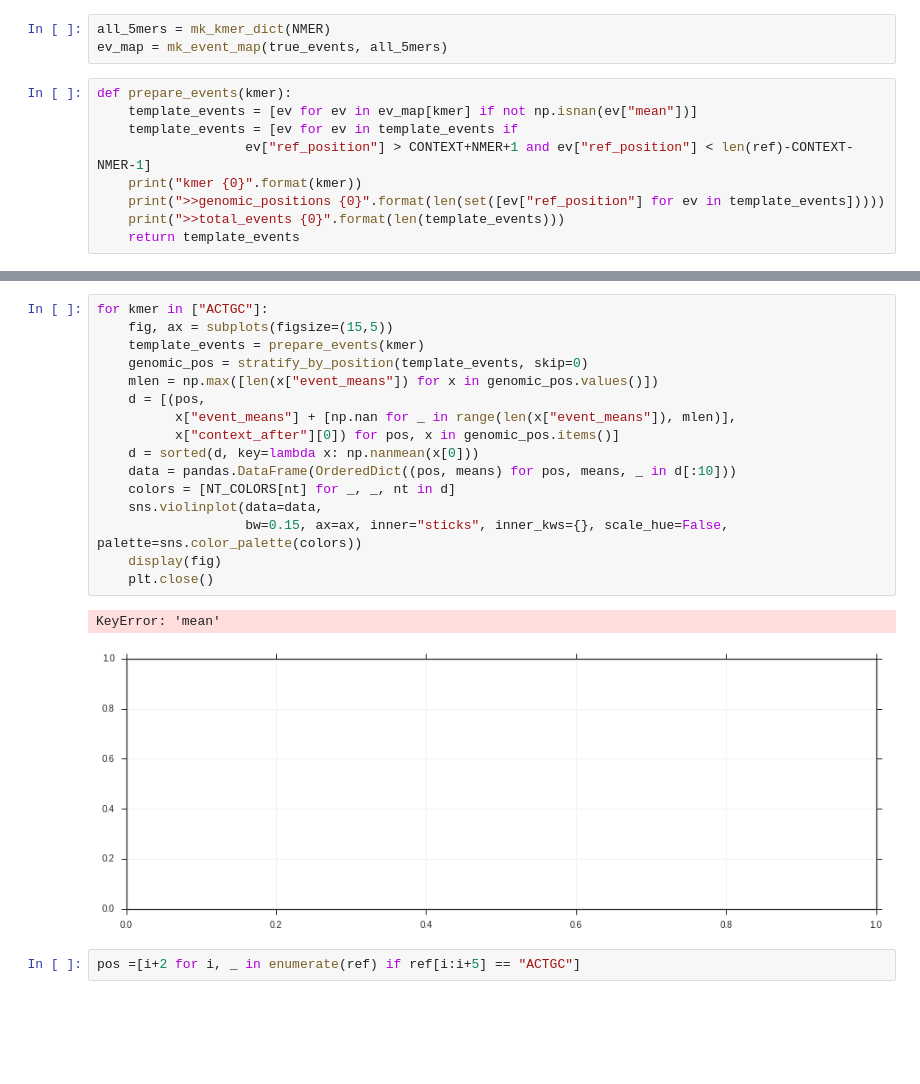
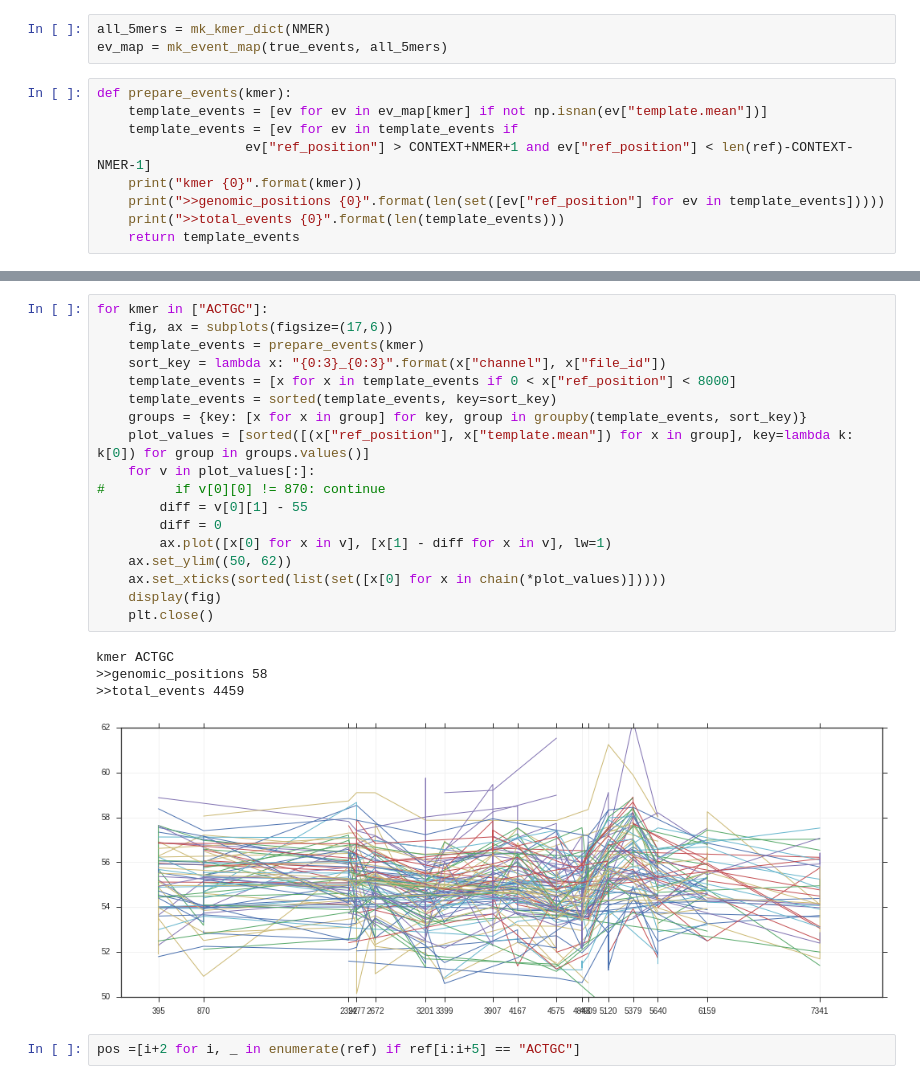
Before and after one commit to grst/nanopore-notebooks, a Jupyter notebook: 04_error_correction/context-features2-all5mers-positional_difference-test.ipynb, the cells around one changed output, grey strips where cells are left out. Drawn from its saved outputs; the diff is of its cells as text; blank space fills up the shorter version.

Commit message:
mux and alignment with file-id, experimenting with positional difference

```diff
--- a/04_error_correction/context-features2-all5mers-positional_difference-test.ipynb
+++ b/04_error_correction/context-features2-all5mers-positional_difference-test.ipynb
@@ -81,7 +81,7 @@ all_5mers = mk_kmer_dict(NMER)
 ev_map = mk_event_map(true_events, all_5mers)
 # %%
 def prepare_events(kmer):
-    template_events = [ev for ev in ev_map[kmer] if not np.isnan(ev["mean"])]
+    template_events = [ev for ev in ev_map[kmer] if not np.isnan(ev["template.mean"])]
     template_events = [ev for ev in template_events if
                    ev["ref_position"] > CONTEXT+NMER+1 and ev["ref_position"] < len(ref)-CONTEXT-NMER-1]
     print("kmer {0}".format(kmer))
@@ -120,25 +120,29 @@ def stratify_by_position(template_events, skip=10):
         }
 
     return genomic_pos
-# %%
-for kmer in ["ACTGC"]:
-    fig, ax = subplots(figsize=(15,5))
-    template_events = prepare_events(kmer)
-    genomic_pos = stratify_by_position(template_events, skip=0)
-    mlen = np.max([len(x["event_means"]) for x in genomic_pos.values()])
-    d = [(pos,
-          x["event_means"] + [np.nan for _ in range(len(x["event_means"]), mlen)],
-          x["context_after"][0]) for pos, x in genomic_pos.items()]
-    d = sorted(d, key=lambda x: np.nanmean(x[0]))
-    data = pandas.DataFrame(OrderedDict((pos, means) for pos, means, _ in d[:10]))
-    colors = [NT_COLORS[nt] for _, _, nt in d]
-    sns.violinplot(data=data,
-                   bw=0.15, ax=ax, inner="sticks", inner_kws={}, scale_hue=False, palette=sns.color_palette(colors))
-    display(fig)
-    plt.close()
-# %% [output]
-KeyError: 'mean'
-[figure, removed]
+# %%
+for kmer in ["ACTGC"]:
+    fig, ax = subplots(figsize=(17,6))
+    template_events = prepare_events(kmer)
+    sort_key = lambda x: "{0:3}_{0:3}".format(x["channel"], x["file_id"])
+    template_events = [x for x in template_events if 0 < x["ref_position"] < 8000]
+    template_events = sorted(template_events, key=sort_key)
+    groups = {key: [x for x in group] for key, group in groupby(template_events, sort_key)}
+    plot_values = [sorted([(x["ref_position"], x["template.mean"]) for x in group], key=lambda k: k[0]) for group in groups.values()]
+    for v in plot_values[:]:
+#         if v[0][0] != 870: continue
+        diff = v[0][1] - 55
+        diff = 0
+        ax.plot([x[0] for x in v], [x[1] - diff for x in v], lw=1)
+    ax.set_ylim((50, 62))
+    ax.set_xticks(sorted(list(set([x[0] for x in chain(*plot_values)]))))
+    display(fig)
+    plt.close()
+# %% [output]
+kmer ACTGC
+>>genomic_positions 58
+>>total_events 4459
+[figure, added]
 # %%
 pos =[i+2 for i, _ in enumerate(ref) if ref[i:i+5] == "ACTGC"]
 # %%
```
Also changed, not shown: parts of 2 cells of this notebook, 3 other files.
